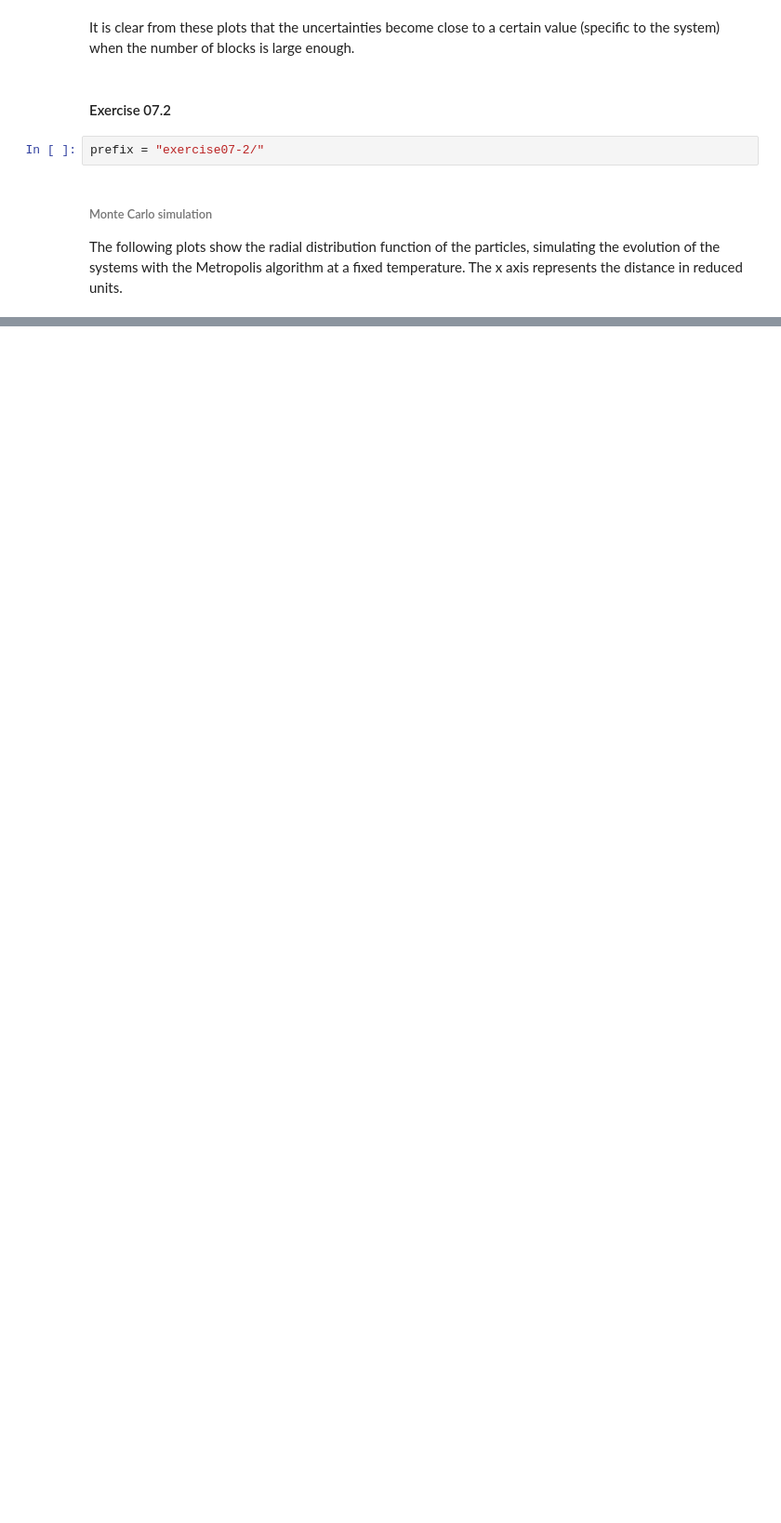
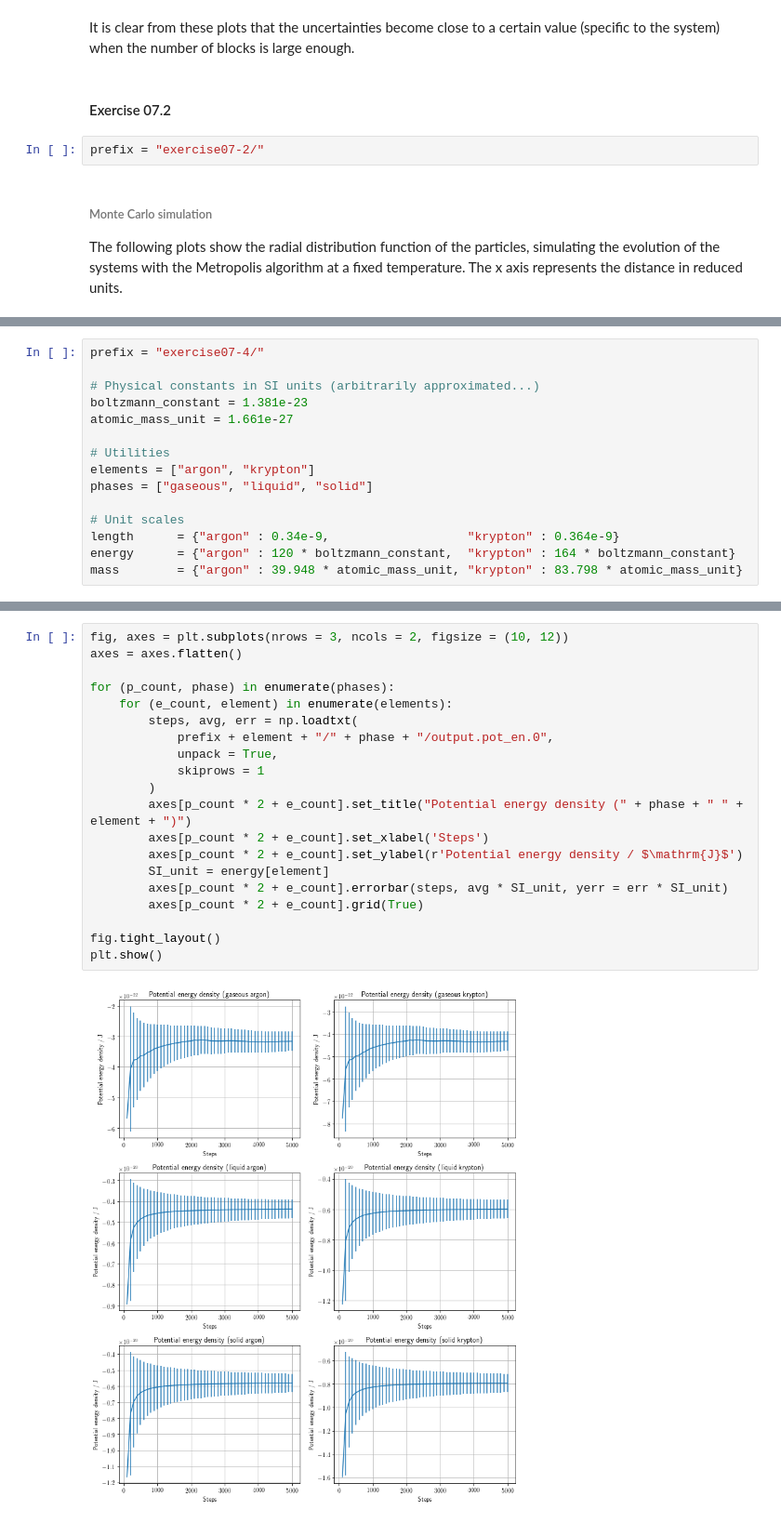
Before and after one commit to phaerrax/lab-simulazione-numerica, a Jupyter notebook: exercise07/exercise07.ipynb, the cells around one changed output, grey strips where cells are left out. Shown at 93% size. Cells and saved outputs as stored; diff of their text form; blank space fills up the shorter version.

```diff
--- a/exercise07/exercise07.ipynb
+++ b/exercise07/exercise07.ipynb
@@ -208,0 +211,15 @@ plt.show()
+# %%
+prefix = "exercise07-4/"
+
+# Physical constants in SI units (arbitrarily approximated...)
+boltzmann_constant = 1.381e-23
+atomic_mass_unit = 1.661e-27
+
+# Utilities
+elements = ["argon", "krypton"]
+phases = ["gaseous", "liquid", "solid"]
+
+# Unit scales
+length      = {"argon" : 0.34e-9,                   "krypton" : 0.364e-9}
+energy      = {"argon" : 120 * boltzmann_constant,  "krypton" : 164 * boltzmann_constant}
+mass        = {"argon" : 39.948 * atomic_mass_unit, "krypton" : 83.798 * atomic_mass_unit}
@@ -208,0 +231,22 @@ plt.show()
+# %%
+fig, axes = plt.subplots(nrows = 3, ncols = 2, figsize = (10, 12))
+axes = axes.flatten()
+
+for (p_count, phase) in enumerate(phases):
+    for (e_count, element) in enumerate(elements):
+        steps, avg, err = np.loadtxt(
+            prefix + element + "/" + phase + "/output.pot_en.0",
+            unpack = True,
+            skiprows = 1
+        )
+        axes[p_count * 2 + e_count].set_title("Potential energy density (" + phase + " " + element + ")")
+        axes[p_count * 2 + e_count].set_xlabel('Steps')
+        axes[p_count * 2 + e_count].set_ylabel(r'Potential energy density / $\mathrm{J}$')
+        SI_unit = energy[element]
+        axes[p_count * 2 + e_count].errorbar(steps, avg * SI_unit, yerr = err * SI_unit)
+        axes[p_count * 2 + e_count].grid(True)
+
+fig.tight_layout()
+plt.show()
+# %% [output]
+[figure, added]
```
Also changed, not shown: parts of 9 cells of this notebook, 16 other files.
